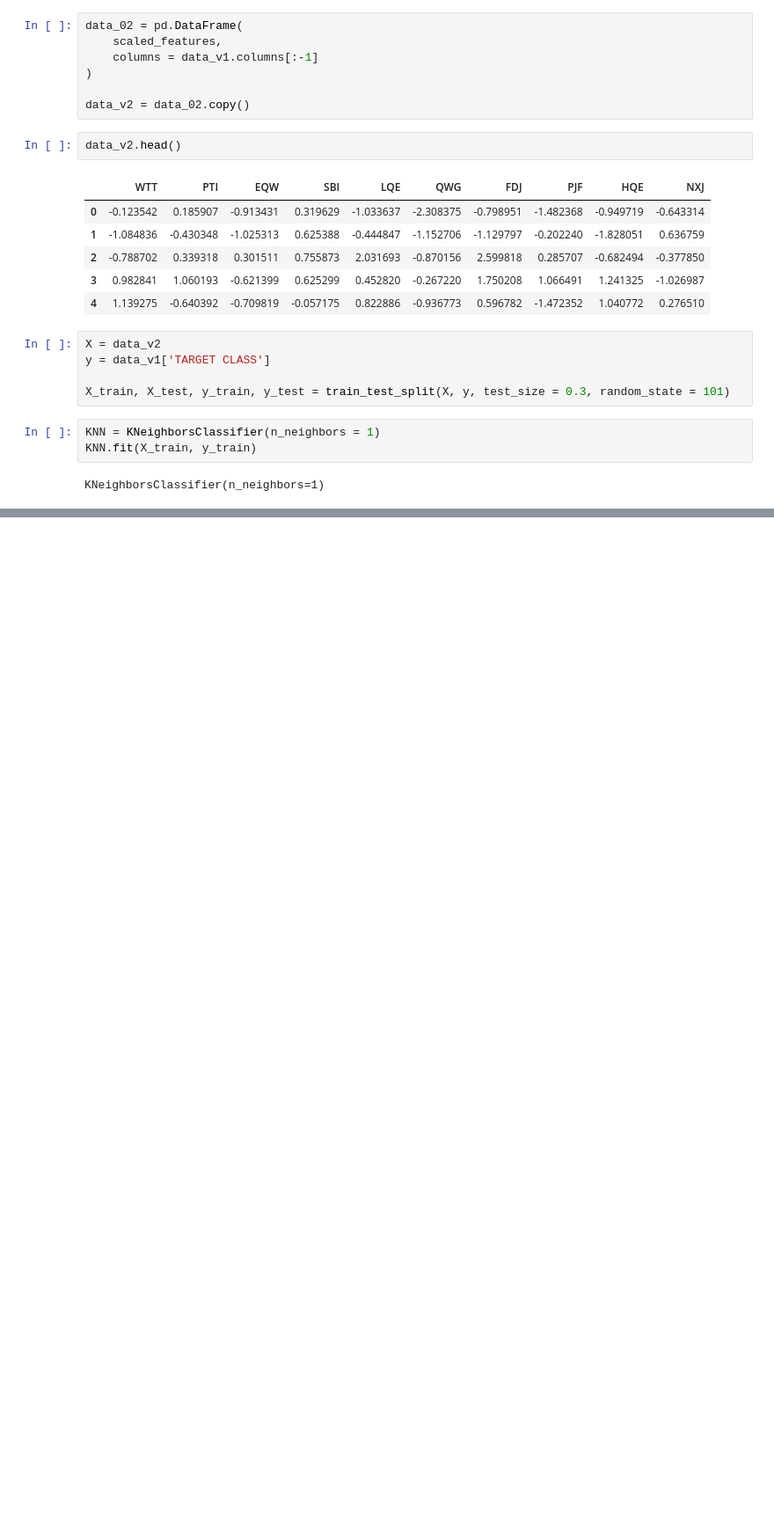
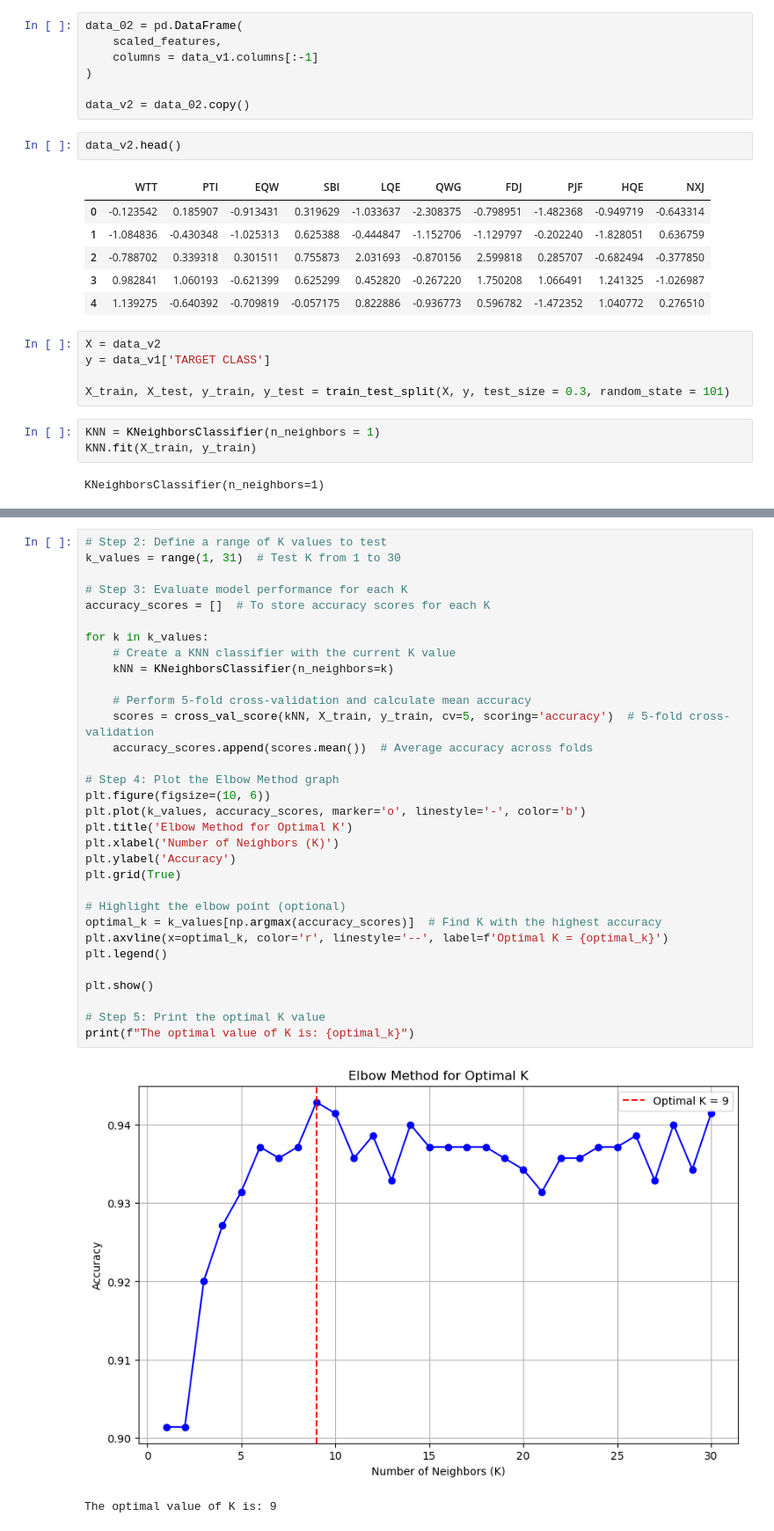
Before and after one commit to Malinda1/machine-learning_course_01, a Jupyter notebook: KNN/KNN.ipynb, the cells around one changed output, grey strips where cells are left out. Shown: that part at 88% size. Cells and saved outputs as stored; diff of their text form; blank space fills up the shorter version.

Commit message:
Create a plot for determine what's the best K value and recreate a model

```diff
--- a/KNN/KNN.ipynb
+++ b/KNN/KNN.ipynb
@@ -95,0 +112,35 @@ pred = KNN.pre
+# %%
+# Step 2: Define a range of K values to test
+k_values = range(1, 31)  # Test K from 1 to 30
+
+# Step 3: Evaluate model performance for each K
+accuracy_scores = []  # To store accuracy scores for each K
+
+for k in k_values:
+    # Create a KNN classifier with the current K value
+    kNN = KNeighborsClassifier(n_neighbors=k)
+
+    # Perform 5-fold cross-validation and calculate mean accuracy
+    scores = cross_val_score(kNN, X_train, y_train, cv=5, scoring='accuracy')  # 5-fold cross-validation
+    accuracy_scores.append(scores.mean())  # Average accuracy across folds
+
+# Step 4: Plot the Elbow Method graph
+plt.figure(figsize=(10, 6))
+plt.plot(k_values, accuracy_scores, marker='o', linestyle='-', color='b')
+plt.title('Elbow Method for Optimal K')
+plt.xlabel('Number of Neighbors (K)')
+plt.ylabel('Accuracy')
+plt.grid(True)
+
+# Highlight the elbow point (optional)
+optimal_k = k_values[np.argmax(accuracy_scores)]  # Find K with the highest accuracy
+plt.axvline(x=optimal_k, color='r', linestyle='--', label=f'Optimal K = {optimal_k}')
+plt.legend()
+
+plt.show()
+
+# Step 5: Print the optimal K value
+print(f"The optimal value of K is: {optimal_k}")
+# %% [output]
+[figure, added]
+The optimal value of K is: 9
```
Also changed, not shown: parts of 4 cells of this notebook.
